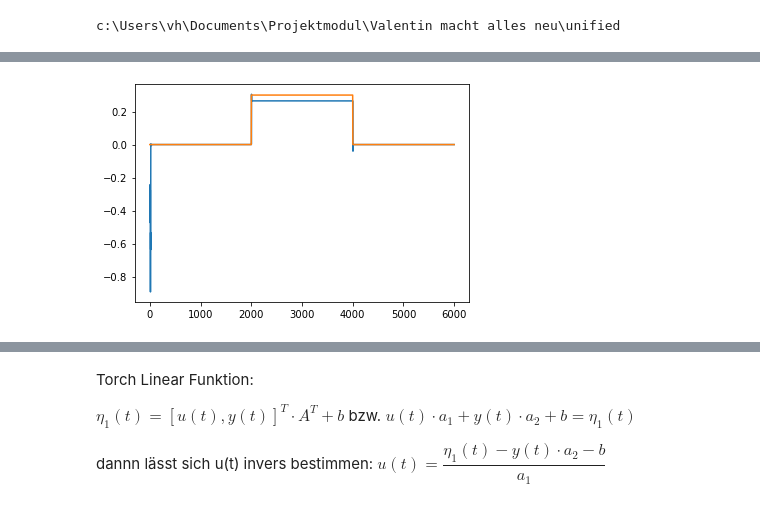
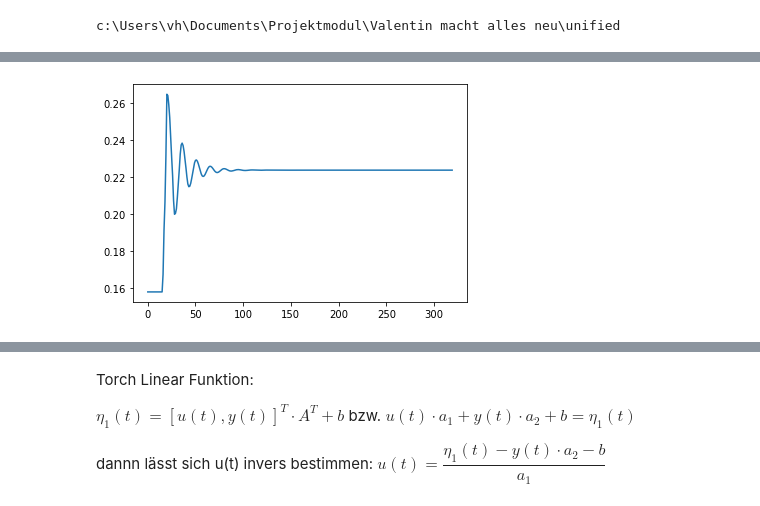
Before and after one commit to jubra97/Projektmodul, a Jupyter notebook: Valentin macht alles neu/unified/anarx_feedback_linearization.ipynb, the cells around one changed output, grey strips where cells are left out. Saved outputs shown, nothing was run; the diff lists cells and outputs as text; code cells hidden in the pictures.

```diff
--- a/Valentin macht alles neu/unified/anarx_feedback_linearization.ipynb
+++ b/Valentin macht alles neu/unified/anarx_feedback_linearization.ipynb
@@ -12,7 +13,7 @@ print(Path.cwd())
 # %% [output]
 c:\Users\vh\Documents\Projektmodul\Valentin macht alles neu\unified
 # %%
-model = torch.load("sanarx_14_5_test.pt")
+model = torch.load("models/sanarx_14_5_3.pt")
 data = scipy.io.loadmat("data/1803")
 input = data["u2_t"]
 out = data["y_t"]
@@ -32,11 +36,11 @@ step = np.concatenate((np.zeros(2000), .3*np.ones(2000), np.zeros(2000)))
 # %%
-y_hat = model.justpredict([controlled_input])
-plt.plot(y_hat[1980:2200])
+y_hat = model.justpredict([input])
+plt.plot(y_hat[2280:2600])
 # plt.plot(out)
-plt.plot(step[1980:2200])
+# plt.plot(step[1980:2200])
 plt.show()
 # %% [output]
-[figure, old version]
+[figure, new version]
 # %%
 x = torch.zeros(model.n_subnets).float()
 
```
Also changed, not shown: parts of 10 cells of this notebook, 5 other files.
